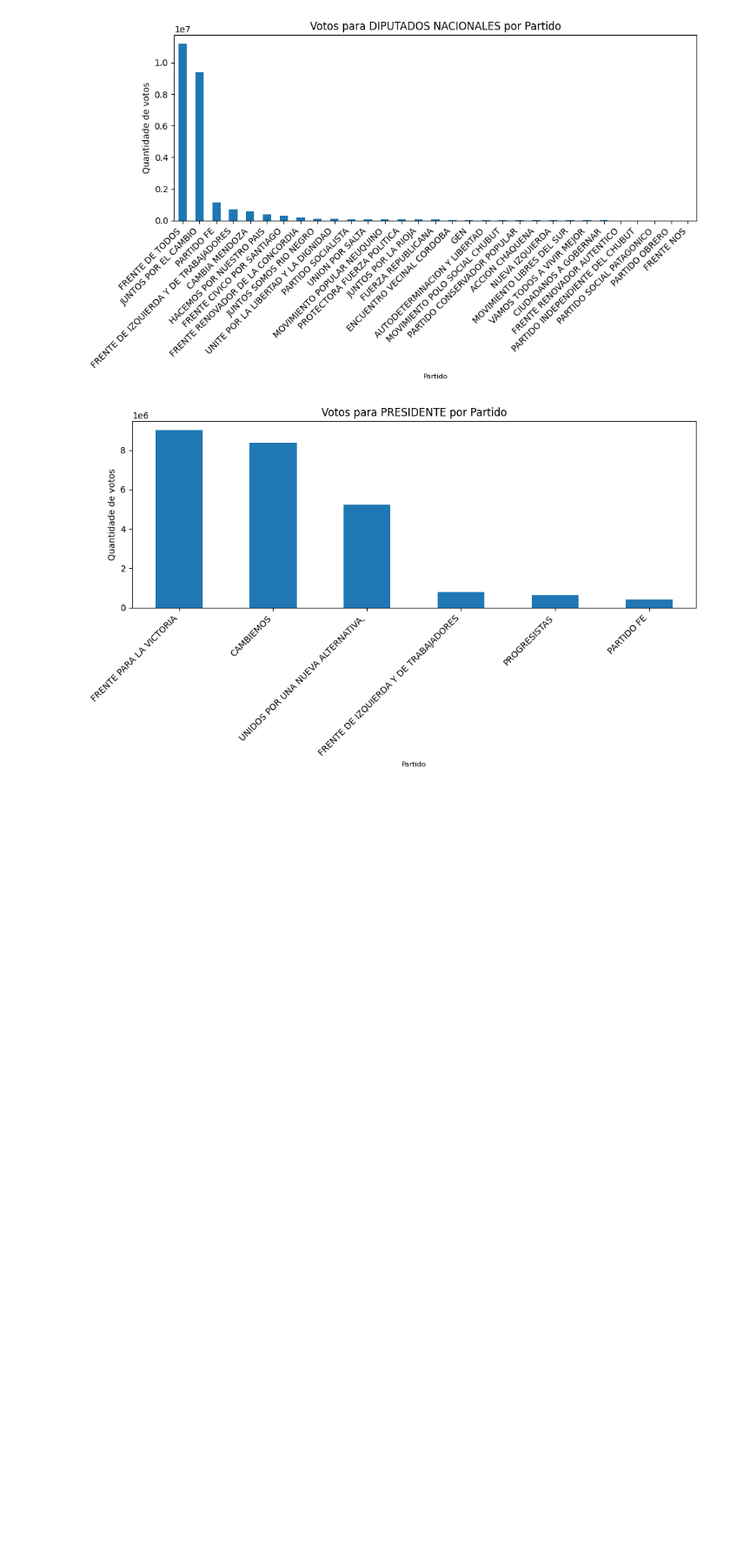
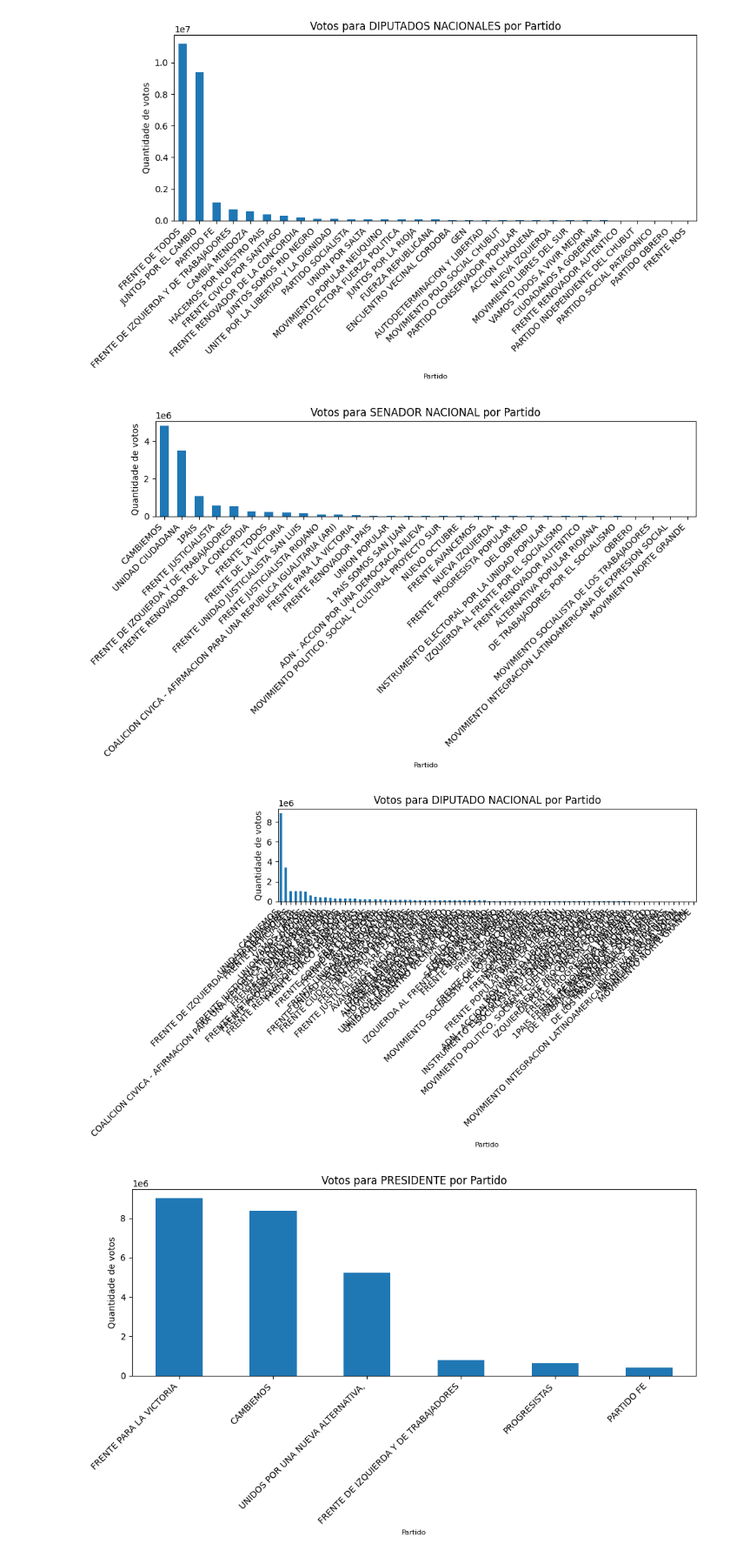
Before and after one commit to quintellabernardo/nucleo_macro_2025_2, a Jupyter notebook: eleicoes_2023.ipynb, the cells around one changed output. Shown at 87% size. Drawn from its saved outputs; the diff is of its cells as text; code cells hidden in the pictures; blank space fills up the shorter version.

```diff
--- a/eleicoes_2023.ipynb
+++ b/eleicoes_2023.ipynb
@@ -157,3 +158,9 @@ plot_votos(df_2019,"DIPUTADOS NACIONALES")
+# %%
+plot_votos(df_2017,"SENADOR NACIONAL")
+plot_votos(df_2017,"DIPUTADO NACIONAL")
+# %% [output]
+[figure, added]
+[figure, added]
 # %%
 #Leitura do CSV de 2015 contendo os resultados eleitorais provisorios
 df_2015 = read_csv("data\ResultadosElectorales2015.csv")
```
Also changed, not shown: parts of 4 cells of this notebook, 1 other file.
